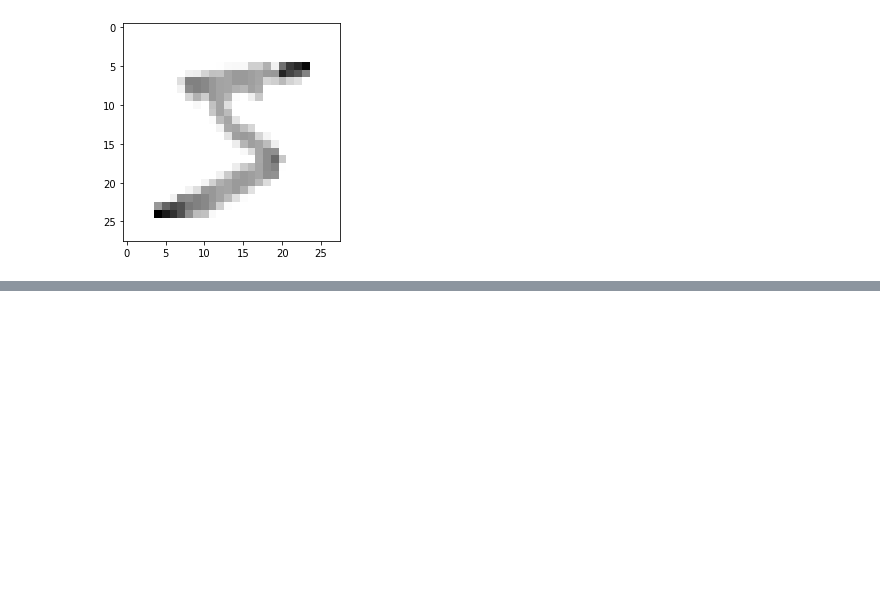
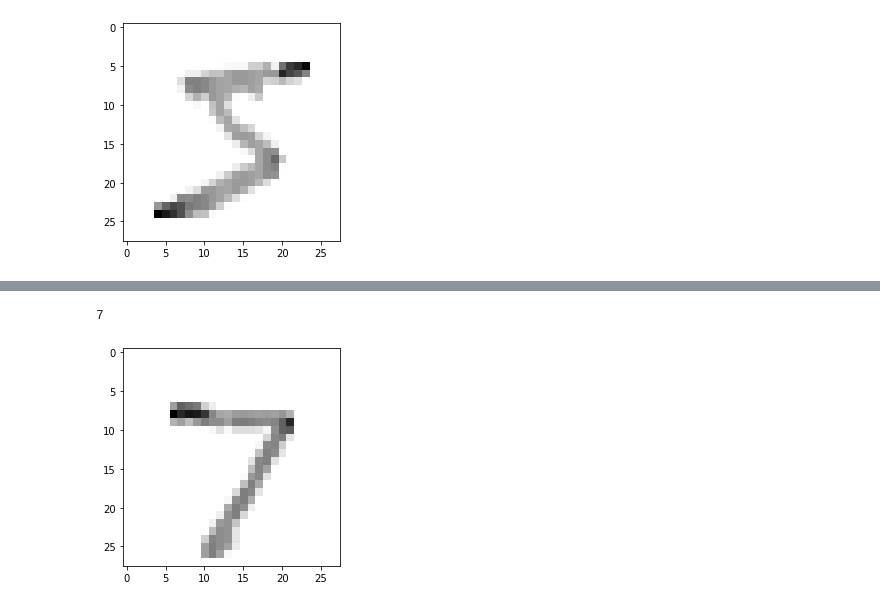
Before and after one commit to rabem00/machine-learning, a Jupyter notebook: 01-mnist.ipynb, the cells around one changed output, grey strips where cells are left out. Saved outputs shown, nothing was run; the diff lists cells and outputs as text; code cells hidden in the pictures; blank space fills up the shorter version.

```diff
--- a/01-mnist.ipynb
+++ b/01-mnist.ipynb
@@ -86,0 +155,11 @@ ValueError: ('Error when checking model target: expected no data, but got:', arr
+# %%
+import numpy as np
+
+print(np.argmax(predictions[0]))
+# %% [output]
+7
+# %%
+plt.imshow(x_test[0],cmap=plt.cm.binary)
+plt.show()
+# %% [output]
+[figure, added]
```
Also changed, not shown: parts of 7 cells of this notebook.
